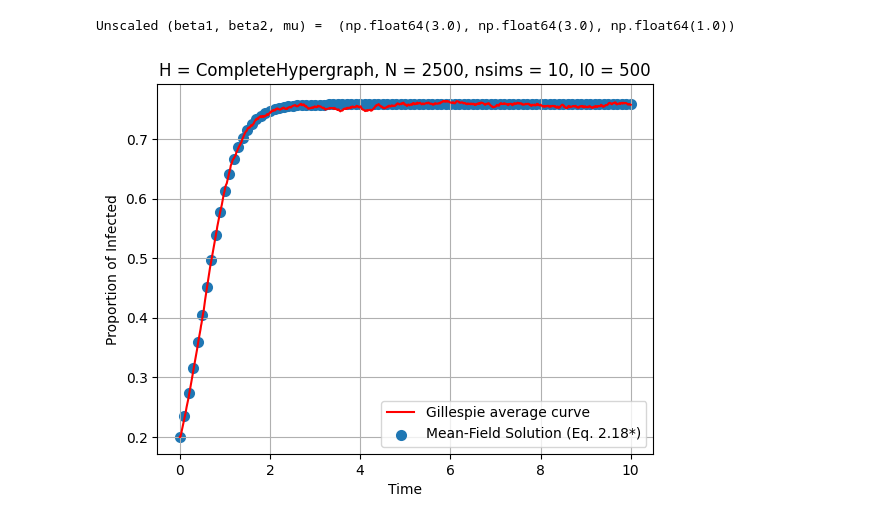
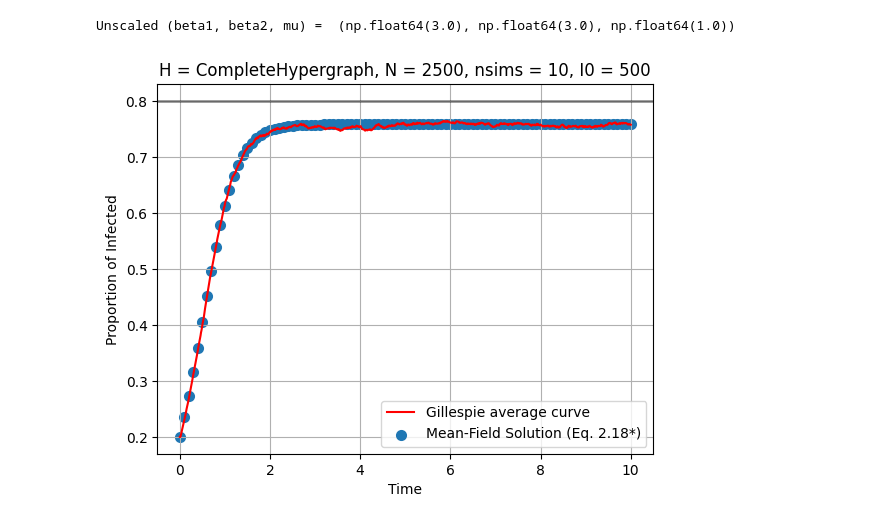
Before and after one commit to markolalovic/higher-order-contagion, a Jupyter notebook: notebooks/simple-fits.ipynb, the cells around one changed output. Saved outputs shown, nothing was run; the diff lists cells and outputs as text; code cells hidden in the pictures.

```diff
--- a/notebooks/simple-fits.ipynb
+++ b/notebooks/simple-fits.ipynb
@@ -189,21 +189,20 @@ Unscaled (beta1, beta2, mu) =  (np.float64(3.0), np.float64(3.0), np.float64(1.0
 mf_sol = solve_mean_field(N, I0, beta1, beta2, mu, time_max)
 # %%
 # plot both the MF solution and Gillespie average curve / N
-
 plt.figure()
 plt.plot(times, avg_curve / N, 'red', label="Gillespie average curve")
 
 plt.scatter(mf_sol.t, mf_sol.y[0], lw=2, marker='o', label='Mean-Field Solution (Eq. 2.18*)')
 
-# plt.axhline(y=int(0.75), color='black', lw=2, alpha=0.4, linestyle='-')
+plt.axhline(y=0.8, color='black', lw=2, alpha=0.4, linestyle='-')
 
 plt.xlabel("Time")
 plt.ylabel("Proportion of Infected")
 plt.legend()
 plt.grid(True)
 plt.title(f"H = {g.__class__.__name__}, N = {N}, nsims = {nsims}, I0 = {I0}")
 plt.savefig(f"../figures/estimation/complete/{test_name}/mf-solution-vs-gillespie.pdf",
             format='pdf', bbox_inches='tight')
 plt.show()
 # %% [output]
-[figure, old version]
+[figure, new version]
```
Also changed, not shown: parts of 13 cells of this notebook, 2 other files.
